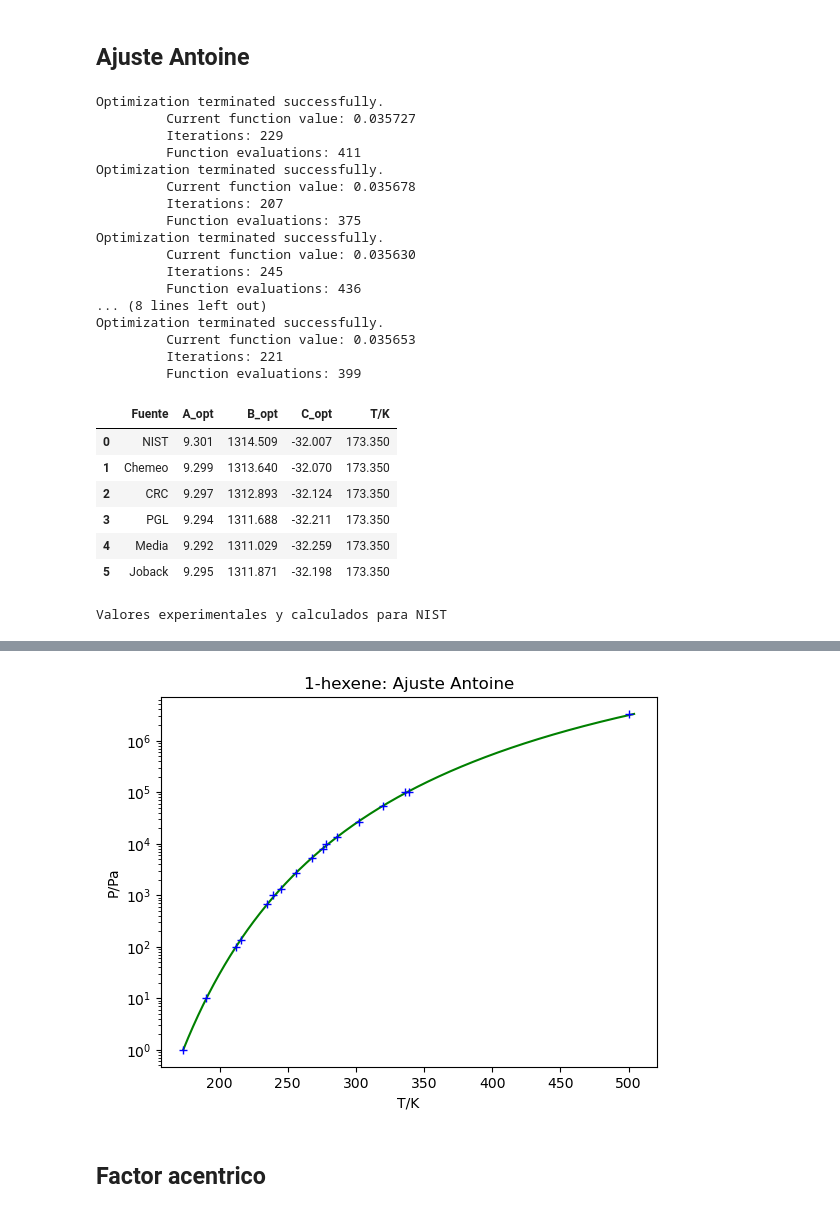
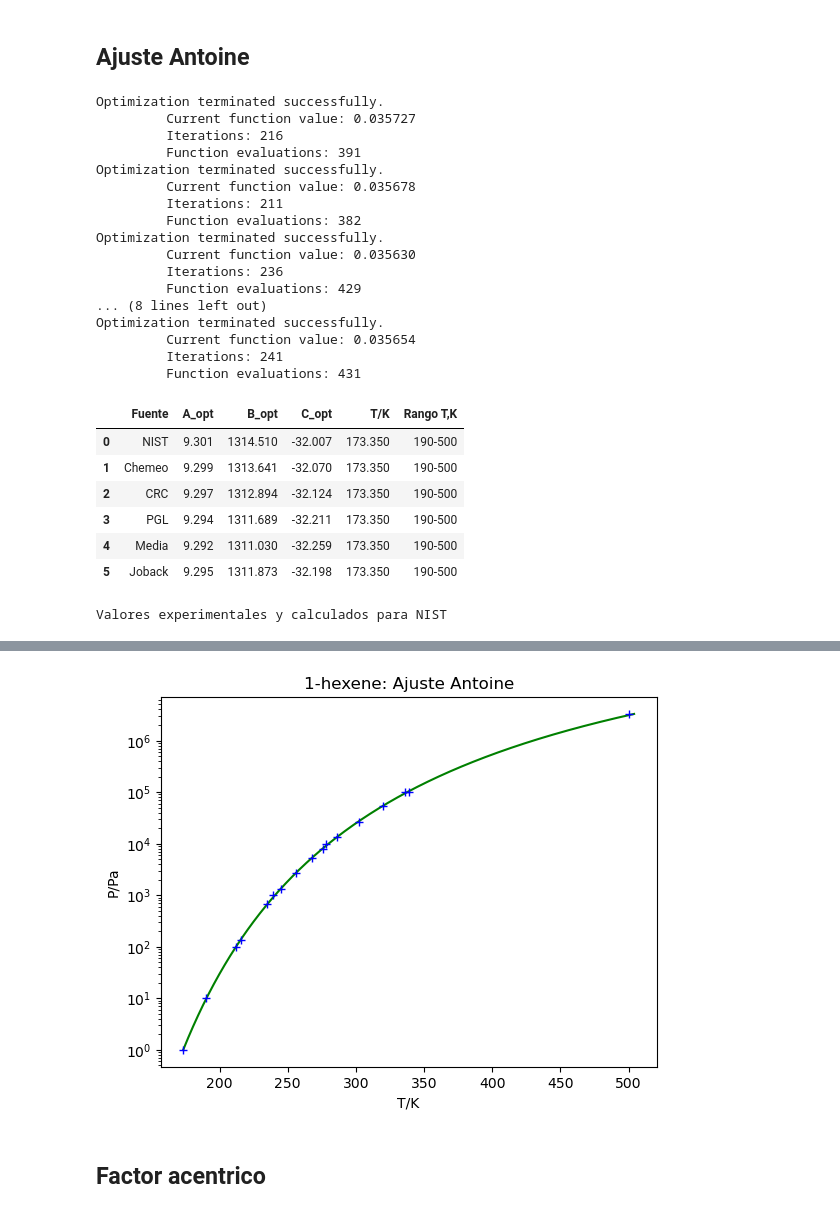
Before and after one commit to ChristianPh404/TQA, a Jupyter notebook: TQA (1).ipynb, the cells around one changed output, grey strips where cells are left out. Cells and saved outputs as stored; diff of their text form; code cells hidden in the pictures.

```diff
--- a/TQA (1).ipynb
+++ b/TQA (1).ipynb
@@ -364,12 +421,13 @@ for idx in range(len(PC_row)):
     # Representa la ecuación y los datos experimentales
     T_gr = np.linspace(Ts[0], Ts[-1], 1000)
     Ps_gr = np.exp(A + B/T_gr)
-
+    rango = f"{int(Ts[1])}-{int(Ts[-1])}"
 # Almacenamos los resultados para cada columna en un diccionario
     result_dict = {
         'Fuente': fuente,
         'A': A,
         'B': -B,
+        'Rango T,K':rango,
         'Entalpía vaporización (B*R)': -B * R,
         'Tb calculada a 101325 Pa': -B / (A - np.log(101325)),
         'Error relativo': abs((1 - TbCC / Tb) * 100)
@@ -490,7 +548,7 @@ for idx in range(len(PC_row)):
 
     Ts_list.append(Ts)
     Ps_list.append(Ps)
-
+    rango = f"{int(Ts[1])}-{int(Ts[-1])}"
     # Optimiza los parámetros de la ecuación de Antoine minimizando la desviación
     kopts = optimize.fmin(desv_Ps, [A / np.log(10), -B / np.log(10), 0], args=(Ts_list, Ps_list))
 
@@ -507,7 +565,8 @@ results_table = pd.DataFrame({
     'A_opt': A_opts,
     'B_opt': B_opts,
     'C_opt': C_opts,
-    'T/K': T_Ks
+    'T/K': T_Ks,
+    'Rango T,K':rango
 })
 
 # Mostrar la tabla
@@ -522,49 +581,49 @@ print( 'Valores experimentales y calculados para', fila_min_error.iloc[0])
 kopt = fila_min_error[['A_opt', 'B_opt', 'C_opt']].to_numpy()
 
 for i in range(len(Ts)):
     comparacion = pd.DataFrame({
     'T': Ts,
     'Ps (exp) Pa': Ps,
     'Ps (CC)) Pa': np.exp(A_min_error + B_min_error / Ts),
     'Ps (An)  Pa': [Ps_An(kopt, t) for t in Ts],
     '$E_r$':abs((Ps-[Ps_An(kopt, t) for t in Ts])/Ps)*100
 })
 
 # Imprimir el DataFrame
 display(comparacion)
 # Grafica el ajuste
 plt.semilogy(T_gr_min_error, Ps_An(kopt, T_gr_min_error), 'g')
 # Añade los puntos experimentales
 plt.semilogy(Ts, Ps, 'b+') ## falta poner que sean los Ts y Ps del minimo error
 plt.xlabel('T/K')
 plt.ylabel('P/Pa')
 plt.title(sustancia + ': Ajuste Antoine')
 plt.show()
 # %% [output]
 Optimization terminated successfully.
          Current function value: 0.035727
-         Iterations: 229
-         Function evaluations: 411
+         Iterations: 216
+         Function evaluations: 391
 Optimization terminated successfully.
          Current function value: 0.035678
-         Iterations: 207
-         Function evaluations: 375
+         Iterations: 211
+         Function evaluations: 382
 Optimization terminated successfully.
          Current function value: 0.035630
-         Iterations: 245
-         Function evaluations: 436
+         Iterations: 236
+         Function evaluations: 429
 ... (8 lines left out)
 Optimization terminated successfully.
-         Current function value: 0.035653
-         Iterations: 221
-         Function evaluations: 399
+         Current function value: 0.035654
+         Iterations: 241
+         Function evaluations: 431
-|  | Fuente | A_opt | B_opt | C_opt | T/K |
-| 0 | NIST | 9.301 | 1314.509 | -32.007 | 173.350 |
-| 1 | Chemeo | 9.299 | 1313.640 | -32.070 | 173.350 |
-| 2 | CRC | 9.297 | 1312.893 | -32.124 | 173.350 |
-| 3 | PGL | 9.294 | 1311.688 | -32.211 | 173.350 |
-| 4 | Media | 9.292 | 1311.029 | -32.259 | 173.350 |
-| 5 | Joback | 9.295 | 1311.871 | -32.198 | 173.350 |
+|  | Fuente | A_opt | B_opt | C_opt | T/K | Rango T,K |
+| 0 | NIST | 9.301 | 1314.510 | -32.007 | 173.350 | 190-500 |
+| 1 | Chemeo | 9.299 | 1313.641 | -32.070 | 173.350 | 190-500 |
+| 2 | CRC | 9.297 | 1312.894 | -32.124 | 173.350 | 190-500 |
+| 3 | PGL | 9.294 | 1311.689 | -32.211 | 173.350 | 190-500 |
+| 4 | Media | 9.292 | 1311.030 | -32.259 | 173.350 | 190-500 |
+| 5 | Joback | 9.295 | 1311.873 | -32.198 | 173.350 | 190-500 |
 Valores experimentales y calculados para NIST
 |  | T | Ps (exp) Pa | Ps (CC)) Pa | Ps (An) Pa | $E_r$ |
 | 0 | 173.350 | 1.000 | 1.476 | 1.002 | 0.245 |
```
Also changed, not shown: parts of 24 cells of this notebook, 1 other file.
